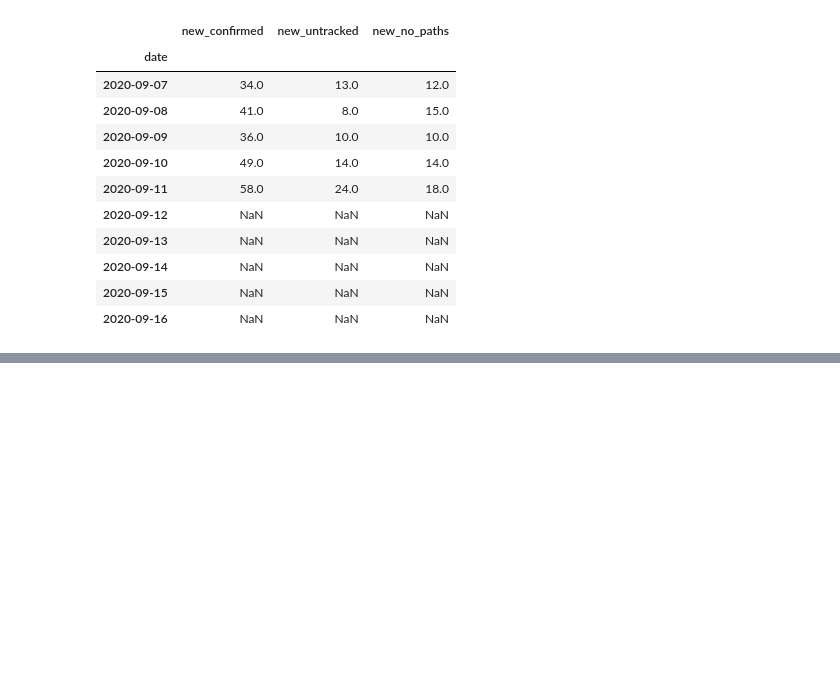
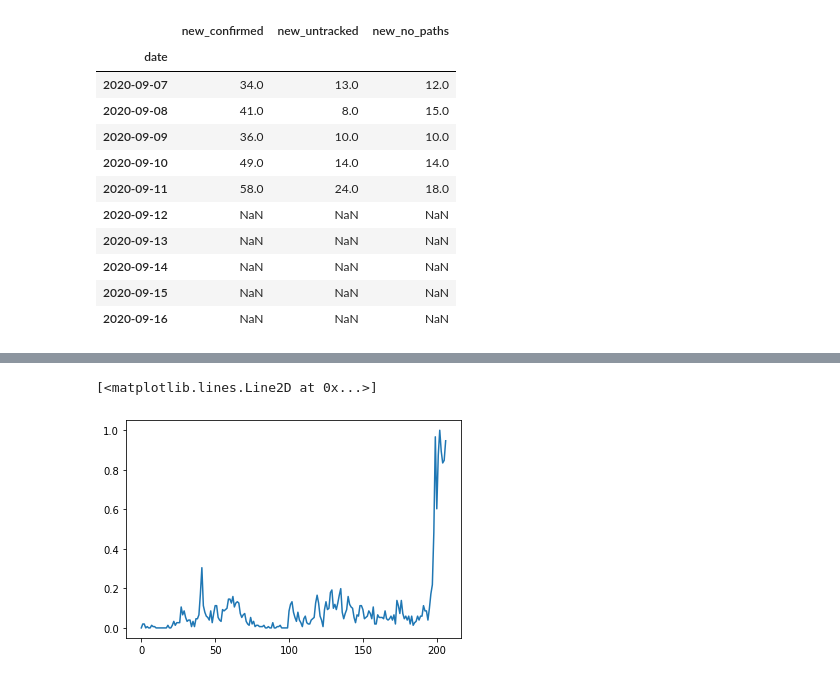
Before and after one commit to snoop2head/covid19_unknown_spread, a Jupyter notebook: forecast_seoul_covid19.ipynb, the cells around one changed output, grey strips where cells are left out. Drawn from its saved outputs; the diff is of its cells as text; code cells hidden in the pictures; blank space fills up the shorter version.

```diff
--- a/forecast_seoul_covid19.ipynb
+++ b/forecast_seoul_covid19.ipynb
@@ -105,0 +254,6 @@ df_targets.tail(10)
+# %%
+seq = y_batch[batch, :, signal]
+plt.plot(seq)
+# %% [output]
+[<matplotlib.lines.Line2D at 0x...>]
+[figure, added]
```
Also changed, not shown: parts of 51 cells of this notebook.
